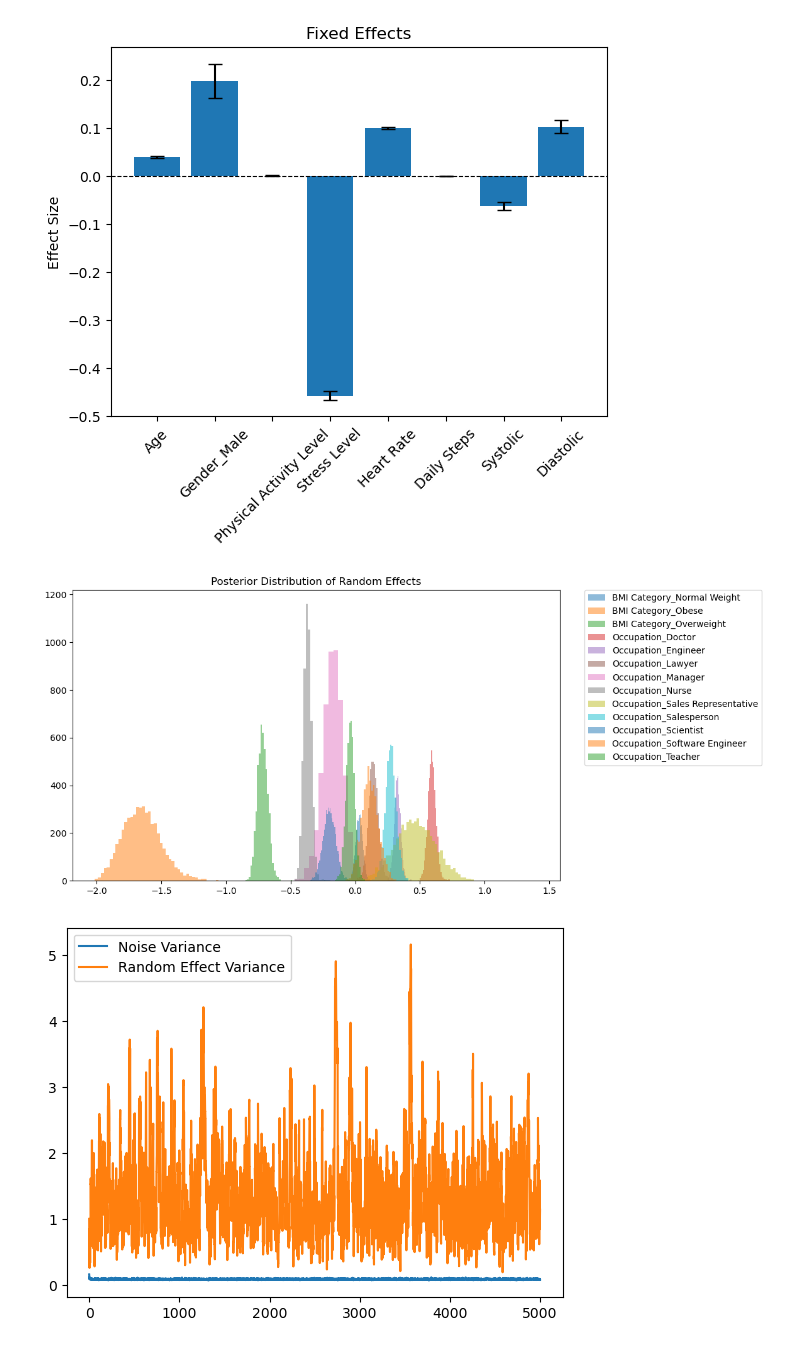
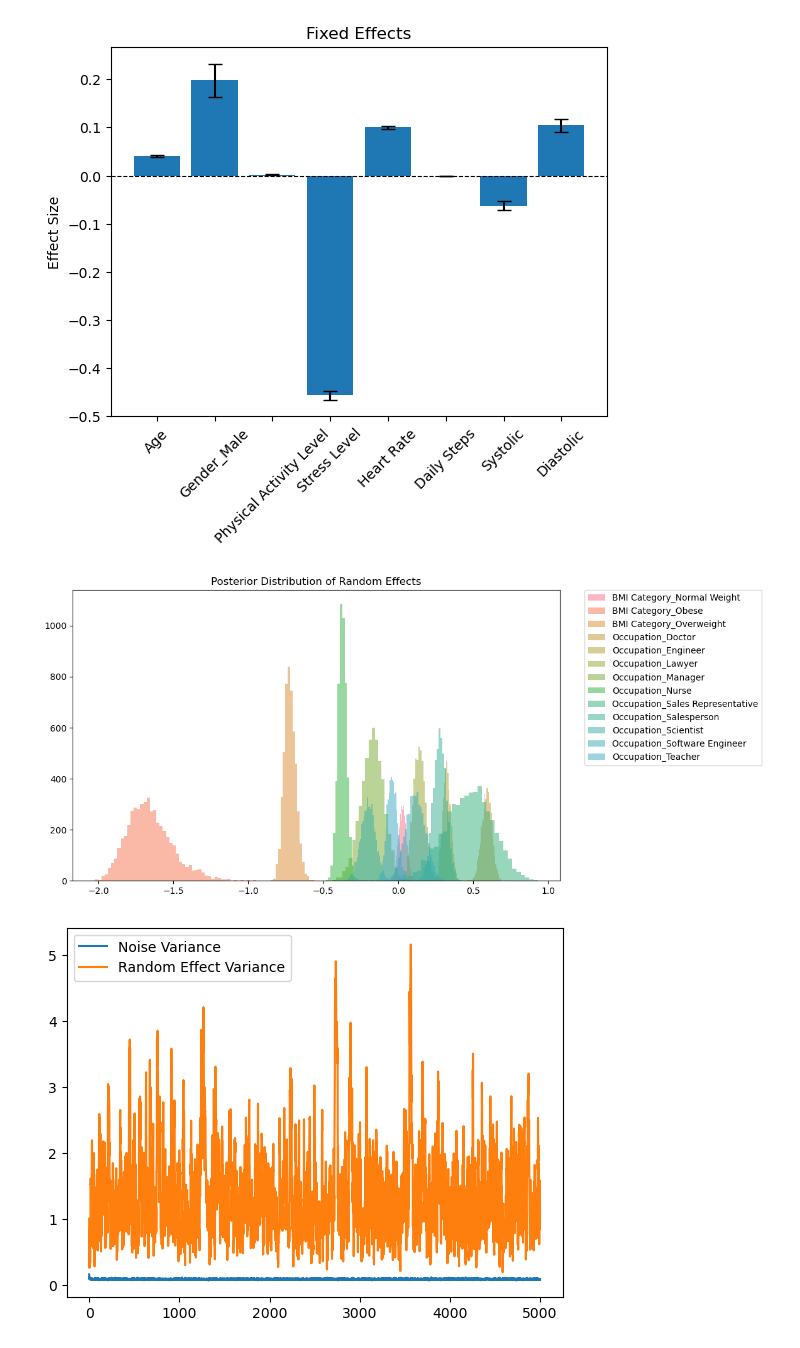
Before and after one commit to whocansavemyhair/Bayesian-Final-24fall, a Jupyter notebook: Final.ipynb, the cells around one changed output. Cells and saved outputs as stored; diff of their text form; code cells hidden in the pictures.

```diff
--- a/Final.ipynb
+++ b/Final.ipynb
@@ -260,19 +260,21 @@ plt.show()
 # %% [output]
 [figure]
 # %%
+import seaborn as sns
 random_cols = ['BMI Category_Normal Weight', 'BMI Category_Obese', 'BMI Category_Overweight',
                              'Occupation_Doctor', 'Occupation_Engineer', 'Occupation_Lawyer',
                              'Occupation_Manager', 'Occupation_Nurse', 'Occupation_Sales Representative',
                              'Occupation_Salesperson', 'Occupation_Scientist', 'Occupation_Software Engineer',
                              'Occupation_Teacher']
 plt.figure(figsize=(10, 6))
+palette = sns.color_palette("husl", 20)
 for i in range(samples_u.shape[1]):
-    plt.hist(samples_u[:, i], bins=50, alpha=0.5, label=random_cols[i])
+    plt.hist(samples_u[:, i], bins=50, alpha=0.5, label=random_cols[i],color=palette[i])
 plt.legend(bbox_to_anchor=(1.05, 1), loc=2, borderaxespad=0.0)
 plt.title("Posterior Distribution of Random Effects")
 plt.show()
 # %% [output]
-[figure, old version]
+[figure, new version]
 # %%
 plt.plot(samples_sigma_eps, label="Noise Variance")
 plt.plot(samples_sigma_u2, label="Random Effect Variance")
```
Also changed, not shown: parts of 1 cell of this notebook.
